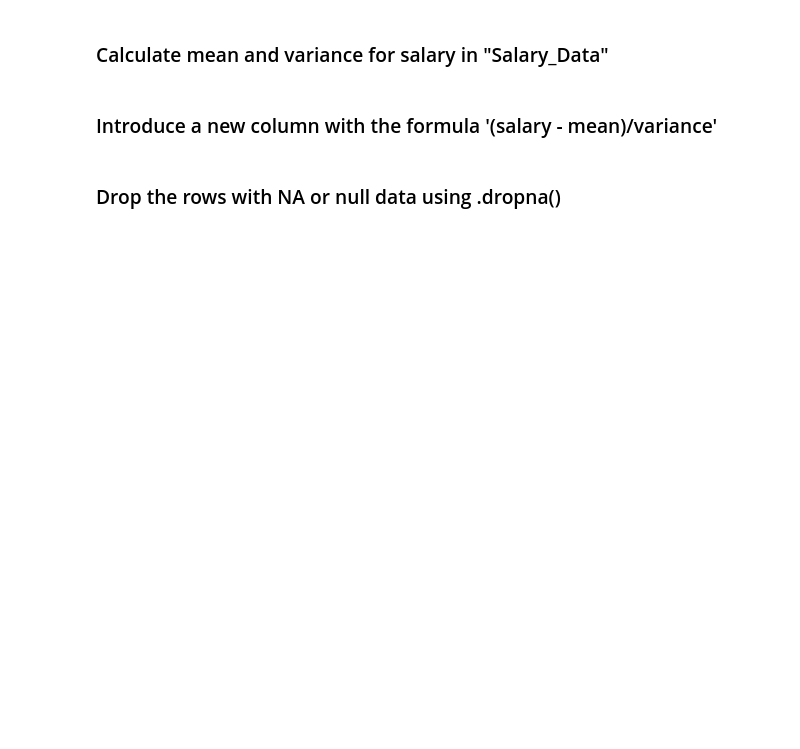
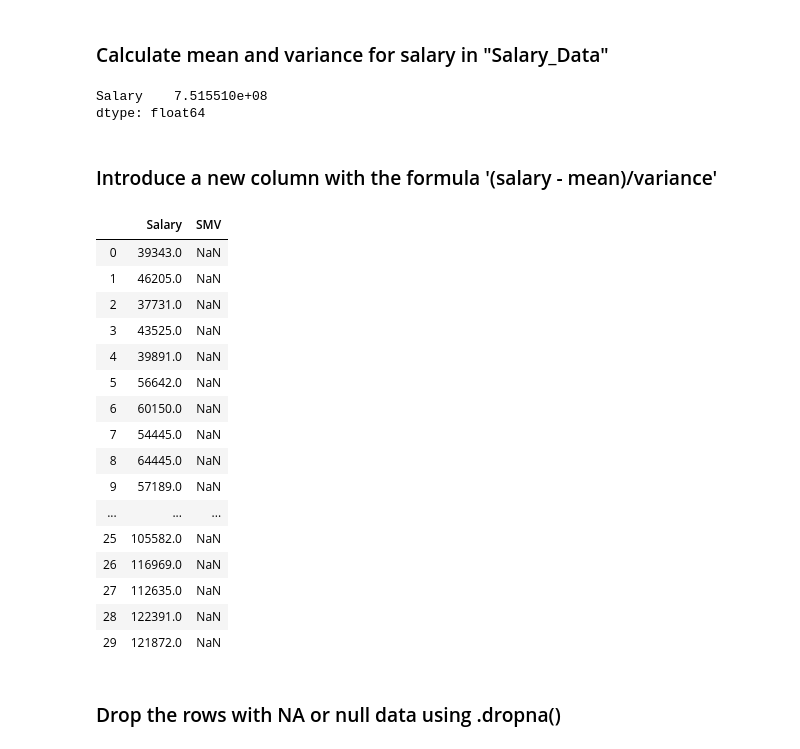
Before and after one commit to Smit-create/Assignment-1-MnC19, a Jupyter notebook: Assignments/Assignment 2 Numpy Pandas/Assignment-2.ipynb, the cells around one changed output. Cells and saved outputs as stored; diff of their text form; code cells hidden in the pictures; blank space fills up the shorter version.

```diff
--- a/Assignments/Assignment 2 Numpy Pandas/Assignment-2.ipynb
+++ b/Assignments/Assignment 2 Numpy Pandas/Assignment-2.ipynb
@@ -568,2 +678,7 @@ for value in the regular:
 # %% [markdown]
 ###  Concatenate this column to "Salary_Data"
+# %%
+data=pd.DataFrame(dataset[1],columns=['Salary'])
+regular=pd.concat([regular,data])
+regular.reset_index(drop=True,inplace=True)
+regular
@@ -570,6 +703,35 @@ for value in the regular:
 # %% [markdown]
 ### Calculate mean and variance for salary in "Salary_Data"
+# %%
+mean=data.mean()
+var=data.var()
+var
+# %% [output]
+Salary    7.515510e+08
+dtype: float64
 # %% [markdown]
 ### Introduce a new column with the formula '(salary - mean)/variance'
+# %%
+
+data['SMV']=(data['Salary']-mean)/var
+data
+# %% [output]
+|  | Salary | SMV |
+| 0 | 39343.0 | NaN |
+| 1 | 46205.0 | NaN |
+| 2 | 37731.0 | NaN |
+| 3 | 43525.0 | NaN |
+| 4 | 39891.0 | NaN |
+| 5 | 56642.0 | NaN |
+| 6 | 60150.0 | NaN |
+| 7 | 54445.0 | NaN |
+| 8 | 64445.0 | NaN |
+| 9 | 57189.0 | NaN |
+| ... | ... | ... |
+| 25 | 105582.0 | NaN |
+| 26 | 116969.0 | NaN |
+| 27 | 112635.0 | NaN |
+| 28 | 122391.0 | NaN |
+| 29 | 121872.0 | NaN |
 # %% [markdown]
 ### Drop the rows with NA or null data using .dropna()
```
Also changed, not shown: parts of 41 cells of this notebook, 1 other file.
